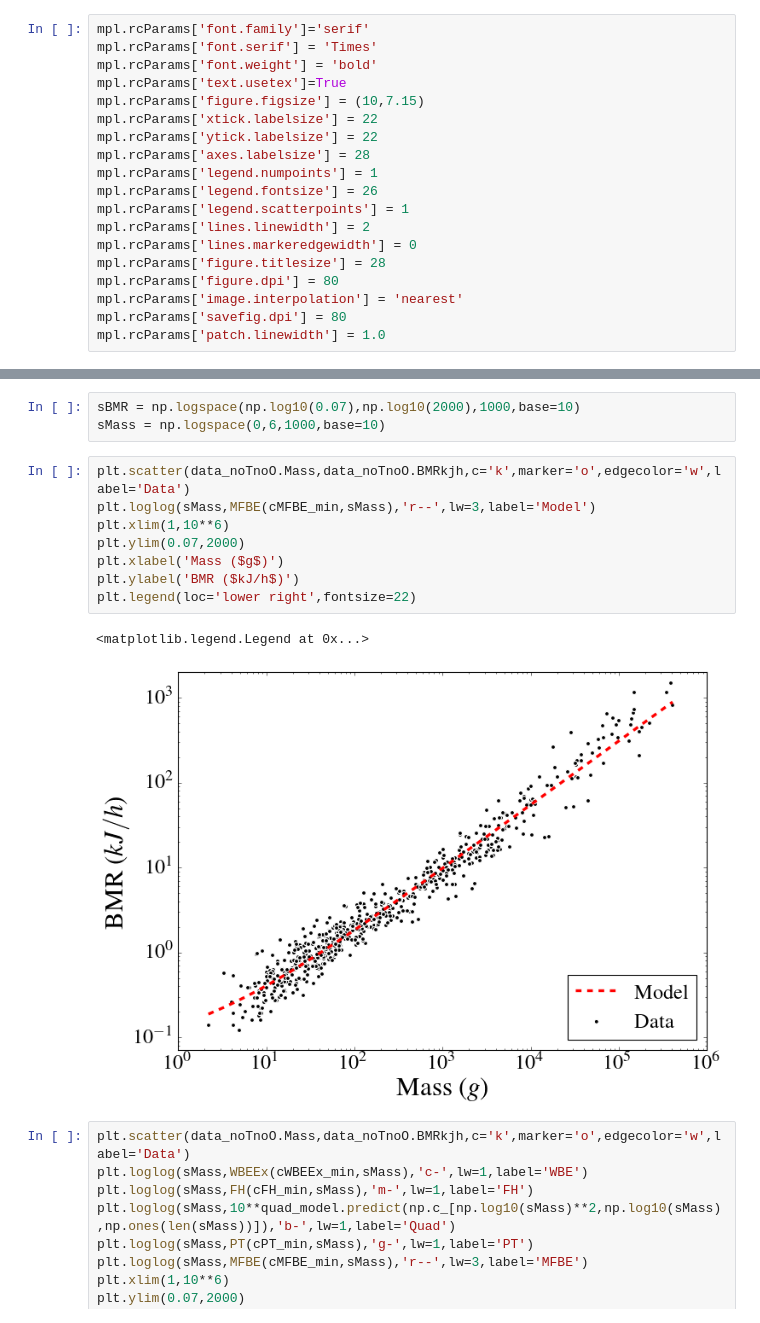
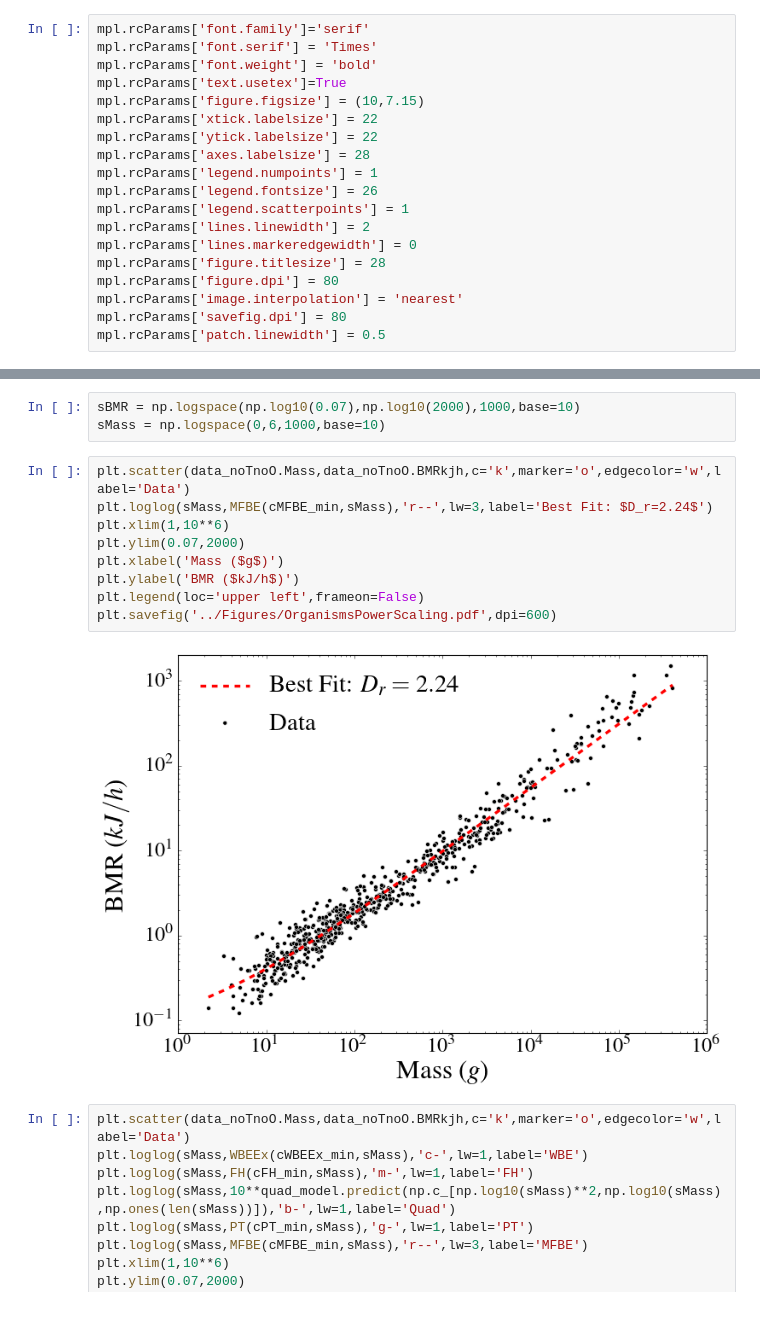
Before and after one commit to profsforrest/scaling-paper, a Jupyter notebook: analysis/PowerOrganisms.ipynb, the cells around one changed output, grey strips where cells are left out. Drawn from its saved outputs; the diff is of its cells as text.

```diff
--- a/analysis/PowerOrganisms.ipynb
+++ b/analysis/PowerOrganisms.ipynb
@@ -29,7 +29,7 @@ mpl.rcParams['figure.titlesize'] = 28
 mpl.rcParams['figure.dpi'] = 80
 mpl.rcParams['image.interpolation'] = 'nearest'
 mpl.rcParams['savefig.dpi'] = 80
-mpl.rcParams['patch.linewidth'] = 1.0
+mpl.rcParams['patch.linewidth'] = 0.5
 # %%
 df = pd.read_csv('../data/natureMcNab2008.csv')
 # %%
@@ -300,15 +300,15 @@ sBMR = np.logspace(np.log10(0.07),np.log10(2000),1000,base=10)
 sMass = np.logspace(0,6,1000,base=10)
 # %%
 plt.scatter(data_noTnoO.Mass,data_noTnoO.BMRkjh,c='k',marker='o',edgecolor='w',label='Data')
-plt.loglog(sMass,MFBE(cMFBE_min,sMass),'r--',lw=3,label='Model')
+plt.loglog(sMass,MFBE(cMFBE_min,sMass),'r--',lw=3,label='Best Fit: $D_r=2.24$')
 plt.xlim(1,10**6)
 plt.ylim(0.07,2000)
 plt.xlabel('Mass ($g$)')
 plt.ylabel('BMR ($kJ/h$)')
-plt.legend(loc='lower right',fontsize=22)
+plt.legend(loc='upper left',frameon=False)
+plt.savefig('../Figures/OrganismsPowerScaling.pdf',dpi=600)
 # %% [output]
-<matplotlib.legend.Legend at 0x...>
-[figure, old version]
+[figure, new version]
 # %%
 plt.scatter(data_noTnoO.Mass,data_noTnoO.BMRkjh,c='k',marker='o',edgecolor='w',label='Data')
 plt.loglog(sMass,WBEEx(cWBEEx_min,sMass),'c-',lw=1,label='WBE')
```
Also changed, not shown: parts of 1 cell of this notebook, 5 other files.
